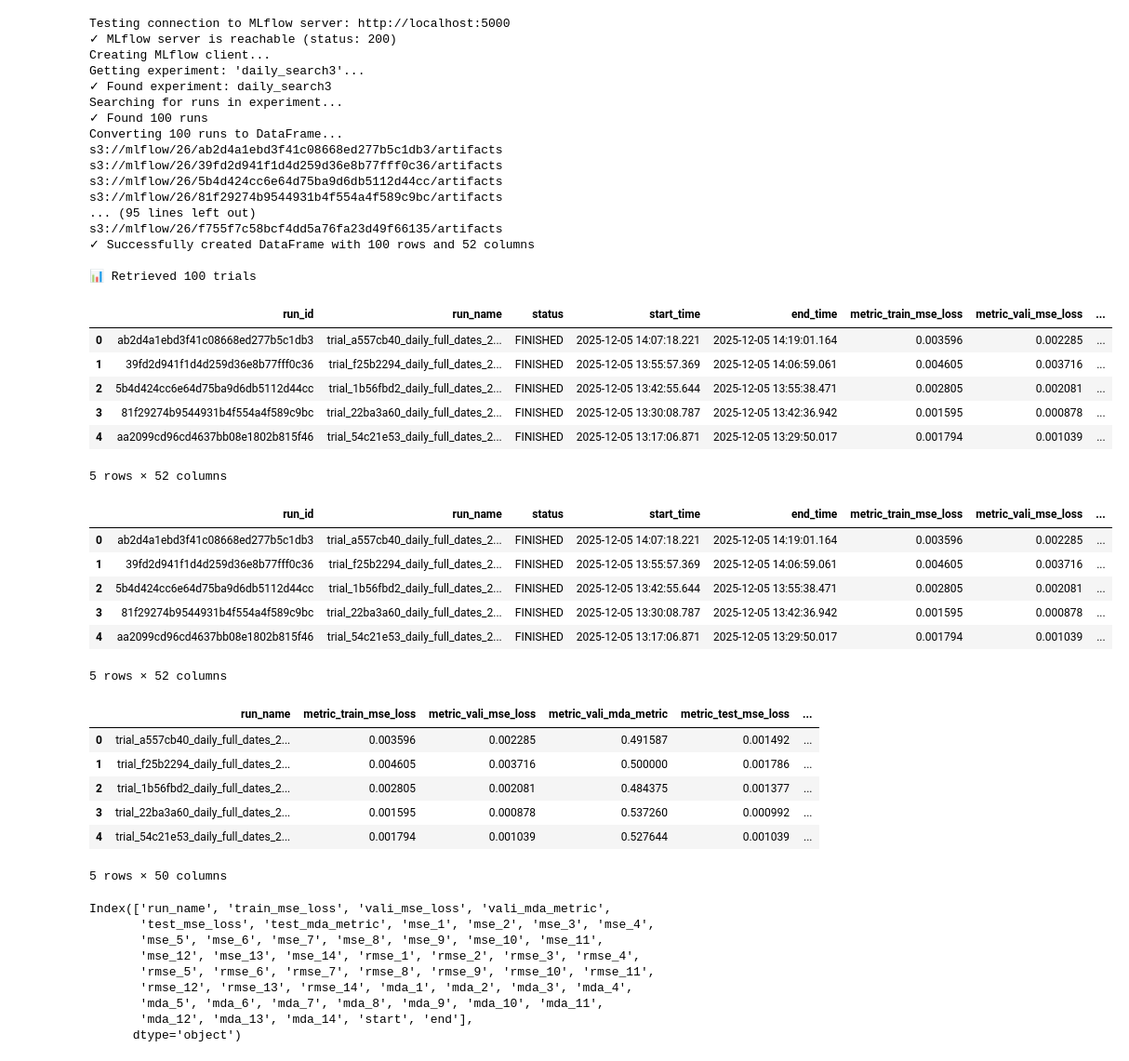
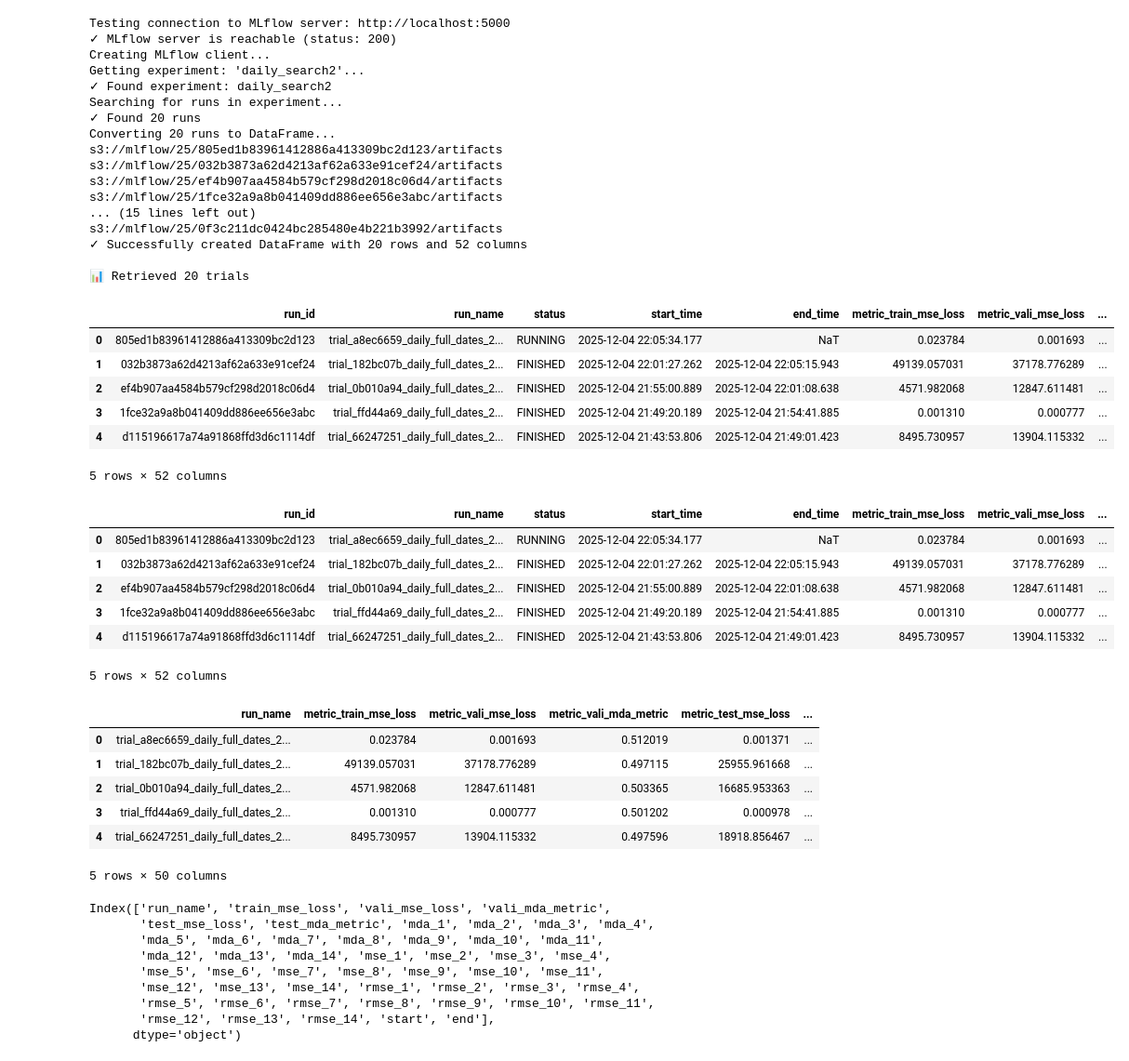
Before and after one commit to jacobwcallahan/Time-LLM-Cryptex, a Jupyter notebook: visualization/charts.ipynb, the cells around one changed output. Shown: that part at 93% size. Drawn from its saved outputs; the diff is of its cells as text; code cells hidden in the pictures.

```diff
--- a/visualization/charts.ipynb
+++ b/visualization/charts.ipynb
@@ -114,51 +114,51 @@ def get_exp_trials(experiment_name, return_artifacts = True, timeout=10):
 # %%
 # Get all trials from an experiment
 
-exp_name = 'daily_search3'
+exp_name = 'daily_search2'
 time = "Daily"
 
 # Call with timeout parameter (default is 10 seconds, increase if needed)
 trials_df, artifacts = get_exp_trials(exp_name, timeout=15)
 
 # Display the results
 if trials_df is not None and not trials_df.empty:
     print(f"\n📊 Retrieved {len(trials_df)} trials")
     display(trials_df.head())
 # %% [output]
 Testing connection to MLflow server: http://localhost:5000
 ✓ MLflow server is reachable (status: 200)
 Creating MLflow client...
-Getting experiment: 'daily_search3'...
-✓ Found experiment: daily_search3
+Getting experiment: 'daily_search2'...
+✓ Found experiment: daily_search2
 Searching for runs in experiment...
-✓ Found 100 runs
-Converting 100 runs to DataFrame...
-s3://mlflow/26/ab2d4a1ebd3f41c08668ed277b5c1db3/artifacts
-s3://mlflow/26/39fd2d941f1d4d259d36e8b77fff0c36/artifacts
-s3://mlflow/26/5b4d424cc6e64d75ba9d6db5112d44cc/artifacts
-s3://mlflow/26/81f29274b9544931b4f554a4f589c9bc/artifacts
-... (95 lines left out)
-s3://mlflow/26/f755f7c58bcf4dd5a76fa23d49f66135/artifacts
-✓ Successfully created DataFrame with 100 rows and 52 columns
+✓ Found 20 runs
+Converting 20 runs to DataFrame...
+s3://mlflow/25/805ed1b83961412886a413309bc2d123/artifacts
+s3://mlflow/25/032b3873a62d4213af62a633e91cef24/artifacts
+s3://mlflow/25/ef4b907aa4584b579cf298d2018c06d4/artifacts
+s3://mlflow/25/1fce32a9a8b041409dd886ee656e3abc/artifacts
+... (15 lines left out)
+s3://mlflow/25/0f3c211dc0424bc285480e4b221b3992/artifacts
+✓ Successfully created DataFrame with 20 rows and 52 columns
 
-📊 Retrieved 100 trials
+📊 Retrieved 20 trials
 |  | run_id | run_name | status | start_time | end_time | metric_train_mse_loss | metric_vali_mse_loss | ... |
-| 0 | ab2d4a1ebd3f41c08668ed277b5c1db3 | trial_a557cb40_daily_full_dates_2... | FINISHED | 2025-12-05 14:07:18.221 | 2025-12-05 14:19:01.164 | 0.003596 | 0.002285 | ... |
-| 1 | 39fd2d941f1d4d259d36e8b77fff0c36 | trial_f25b2294_daily_full_dates_2... | FINISHED | 2025-12-05 13:55:57.369 | 2025-12-05 14:06:59.061 | 0.004605 | 0.003716 | ... |
-| 2 | 5b4d424cc6e64d75ba9d6db5112d44cc | trial_1b56fbd2_daily_full_dates_2... | FINISHED | 2025-12-05 13:42:55.644 | 2025-12-05 13:55:38.471 | 0.002805 | 0.002081 | ... |
-| 3 | 81f29274b9544931b4f554a4f589c9bc | trial_22ba3a60_daily_full_dates_2... | FINISHED | 2025-12-05 13:30:08.787 | 2025-12-05 13:42:36.942 | 0.001595 | 0.000878 | ... |
-| 4 | aa2099cd96cd4637bb08e1802b815f46 | trial_54c21e53_daily_full_dates_2... | FINISHED | 2025-12-05 13:17:06.871 | 2025-12-05 13:29:50.017 | 0.001794 | 0.001039 | ... |
+| 0 | 805ed1b83961412886a413309bc2d123 | trial_a8ec6659_daily_full_dates_2... | RUNNING | 2025-12-04 22:05:34.177 | NaT | 0.023784 | 0.001693 | ... |
+| 1 | 032b3873a62d4213af62a633e91cef24 | trial_182bc07b_daily_full_dates_2... | FINISHED | 2025-12-04 22:01:27.262 | 2025-12-04 22:05:15.943 | 49139.057031 | 37178.776289 | ... |
+| 2 | ef4b907aa4584b579cf298d2018c06d4 | trial_0b010a94_daily_full_dates_2... | FINISHED | 2025-12-04 21:55:00.889 | 2025-12-04 22:01:08.638 | 4571.982068 | 12847.611481 | ... |
+| 3 | 1fce32a9a8b041409dd886ee656e3abc | trial_ffd44a69_daily_full_dates_2... | FINISHED | 2025-12-04 21:49:20.189 | 2025-12-04 21:54:41.885 | 0.001310 | 0.000777 | ... |
+| 4 | d115196617a74a91868ffd3d6c1114df | trial_66247251_daily_full_dates_2... | FINISHED | 2025-12-04 21:43:53.806 | 2025-12-04 21:49:01.423 | 8495.730957 | 13904.115332 | ... |
 5 rows × 52 columns
 # %%
 df = trials_df.copy()
 df.head()
 # %% [output]
 |  | run_id | run_name | status | start_time | end_time | metric_train_mse_loss | metric_vali_mse_loss | ... |
-| 0 | ab2d4a1ebd3f41c08668ed277b5c1db3 | trial_a557cb40_daily_full_dates_2... | FINISHED | 2025-12-05 14:07:18.221 | 2025-12-05 14:19:01.164 | 0.003596 | 0.002285 | ... |
-| 1 | 39fd2d941f1d4d259d36e8b77fff0c36 | trial_f25b2294_daily_full_dates_2... | FINISHED | 2025-12-05 13:55:57.369 | 2025-12-05 14:06:59.061 | 0.004605 | 0.003716 | ... |
-| 2 | 5b4d424cc6e64d75ba9d6db5112d44cc | trial_1b56fbd2_daily_full_dates_2... | FINISHED | 2025-12-05 13:42:55.644 | 2025-12-05 13:55:38.471 | 0.002805 | 0.002081 | ... |
-| 3 | 81f29274b9544931b4f554a4f589c9bc | trial_22ba3a60_daily_full_dates_2... | FINISHED | 2025-12-05 13:30:08.787 | 2025-12-05 13:42:36.942 | 0.001595 | 0.000878 | ... |
-| 4 | aa2099cd96cd4637bb08e1802b815f46 | trial_54c21e53_daily_full_dates_2... | FINISHED | 2025-12-05 13:17:06.871 | 2025-12-05 13:29:50.017 | 0.001794 | 0.001039 | ... |
+| 0 | 805ed1b83961412886a413309bc2d123 | trial_a8ec6659_daily_full_dates_2... | RUNNING | 2025-12-04 22:05:34.177 | NaT | 0.023784 | 0.001693 | ... |
+| 1 | 032b3873a62d4213af62a633e91cef24 | trial_182bc07b_daily_full_dates_2... | FINISHED | 2025-12-04 22:01:27.262 | 2025-12-04 22:05:15.943 | 49139.057031 | 37178.776289 | ... |
+| 2 | ef4b907aa4584b579cf298d2018c06d4 | trial_0b010a94_daily_full_dates_2... | FINISHED | 2025-12-04 21:55:00.889 | 2025-12-04 22:01:08.638 | 4571.982068 | 12847.611481 | ... |
+| 3 | 1fce32a9a8b041409dd886ee656e3abc | trial_ffd44a69_daily_full_dates_2... | FINISHED | 2025-12-04 21:49:20.189 | 2025-12-04 21:54:41.885 | 0.001310 | 0.000777 | ... |
+| 4 | d115196617a74a91868ffd3d6c1114df | trial_66247251_daily_full_dates_2... | FINISHED | 2025-12-04 21:43:53.806 | 2025-12-04 21:49:01.423 | 8495.730957 | 13904.115332 | ... |
 5 rows × 52 columns
 # %%
 df.drop(columns=['run_id', 'status', 'start_time', 'end_time'], inplace=True)
@@ -169,11 +169,11 @@ df['end'] = pd.to_datetime(df['end'], format='%Y-%m-%d %H:%M:%S')
 df.head()
 # %% [output]
 |  | run_name | metric_train_mse_loss | metric_vali_mse_loss | metric_vali_mda_metric | metric_test_mse_loss | ... |
-| 0 | trial_a557cb40_daily_full_dates_2... | 0.003596 | 0.002285 | 0.491587 | 0.001492 | ... |
-| 1 | trial_f25b2294_daily_full_dates_2... | 0.004605 | 0.003716 | 0.500000 | 0.001786 | ... |
-| 2 | trial_1b56fbd2_daily_full_dates_2... | 0.002805 | 0.002081 | 0.484375 | 0.001377 | ... |
-| 3 | trial_22ba3a60_daily_full_dates_2... | 0.001595 | 0.000878 | 0.537260 | 0.000992 | ... |
-| 4 | trial_54c21e53_daily_full_dates_2... | 0.001794 | 0.001039 | 0.527644 | 0.001039 | ... |
+| 0 | trial_a8ec6659_daily_full_dates_2... | 0.023784 | 0.001693 | 0.512019 | 0.001371 | ... |
+| 1 | trial_182bc07b_daily_full_dates_2... | 49139.057031 | 37178.776289 | 0.497115 | 25955.961668 | ... |
+| 2 | trial_0b010a94_daily_full_dates_2... | 4571.982068 | 12847.611481 | 0.503365 | 16685.953363 | ... |
+| 3 | trial_ffd44a69_daily_full_dates_2... | 0.001310 | 0.000777 | 0.501202 | 0.000978 | ... |
+| 4 | trial_66247251_daily_full_dates_2... | 8495.730957 | 13904.115332 | 0.497596 | 18918.856467 | ... |
 5 rows × 50 columns
 # %%
 for col in df.columns:
@@ -202,13 +202,13 @@ print(df.columns)
 df.sort_values(by="start", ascending=True, inplace=True)
 # %% [output]
 Index(['run_name', 'train_mse_loss', 'vali_mse_loss', 'vali_mda_metric',
-       'test_mse_loss', 'test_mda_metric', 'mse_1', 'mse_2', 'mse_3', 'mse_4',
+       'test_mse_loss', 'test_mda_metric', 'mda_1', 'mda_2', 'mda_3', 'mda_4',
+       'mda_5', 'mda_6', 'mda_7', 'mda_8', 'mda_9', 'mda_10', 'mda_11',
+       'mda_12', 'mda_13', 'mda_14', 'mse_1', 'mse_2', 'mse_3', 'mse_4',
        'mse_5', 'mse_6', 'mse_7', 'mse_8', 'mse_9', 'mse_10', 'mse_11',
        'mse_12', 'mse_13', 'mse_14', 'rmse_1', 'rmse_2', 'rmse_3', 'rmse_4',
        'rmse_5', 'rmse_6', 'rmse_7', 'rmse_8', 'rmse_9', 'rmse_10', 'rmse_11',
-       'rmse_12', 'rmse_13', 'rmse_14', 'mda_1', 'mda_2', 'mda_3', 'mda_4',
-       'mda_5', 'mda_6', 'mda_7', 'mda_8', 'mda_9', 'mda_10', 'mda_11',
-       'mda_12', 'mda_13', 'mda_14', 'start', 'end'],
+       'rmse_12', 'rmse_13', 'rmse_14', 'start', 'end'],
       dtype='object')
 # %%
 import matplotlib.pyplot as plt
```
Also changed, not shown: parts of 2 cells of this notebook, 8 other files.
